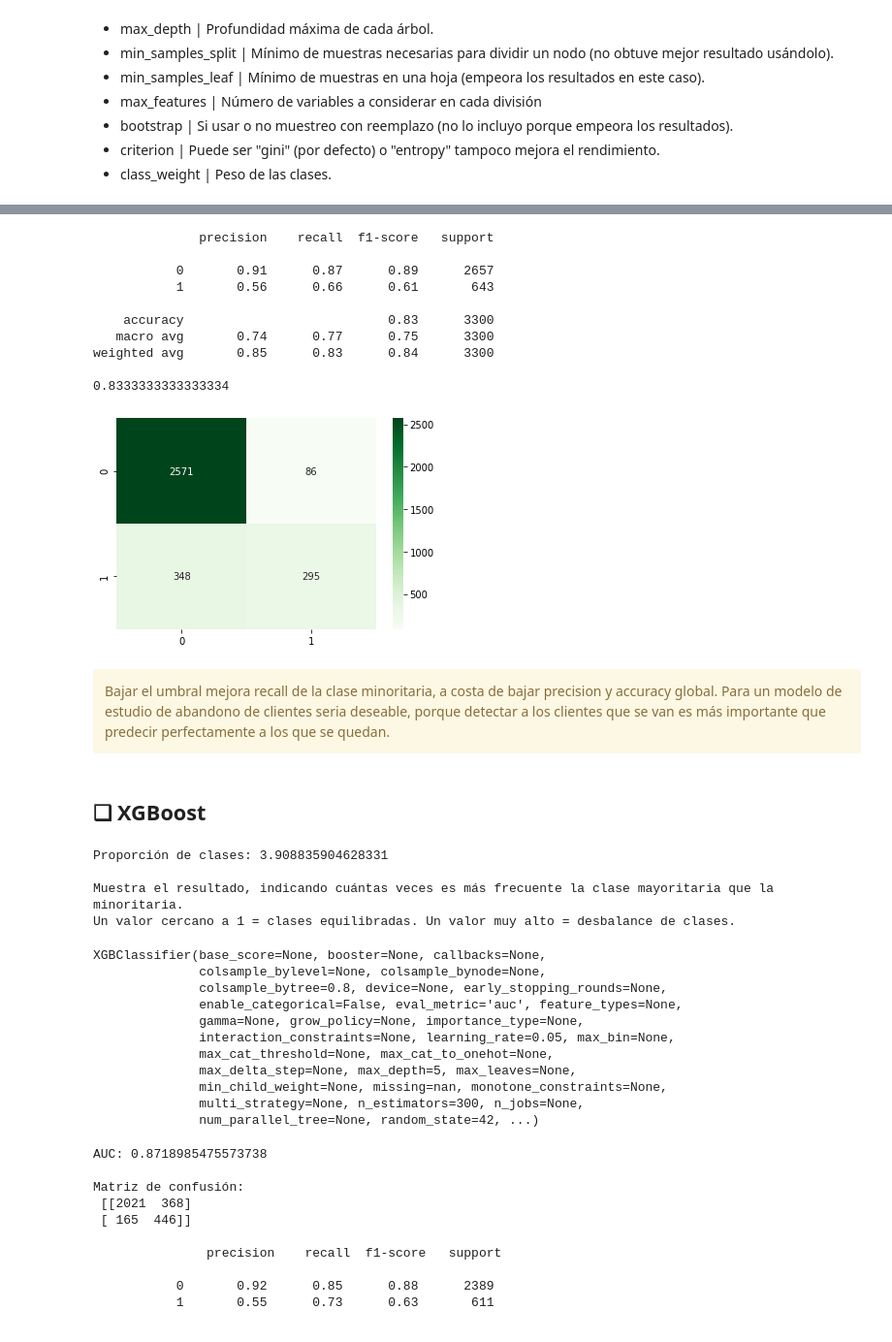
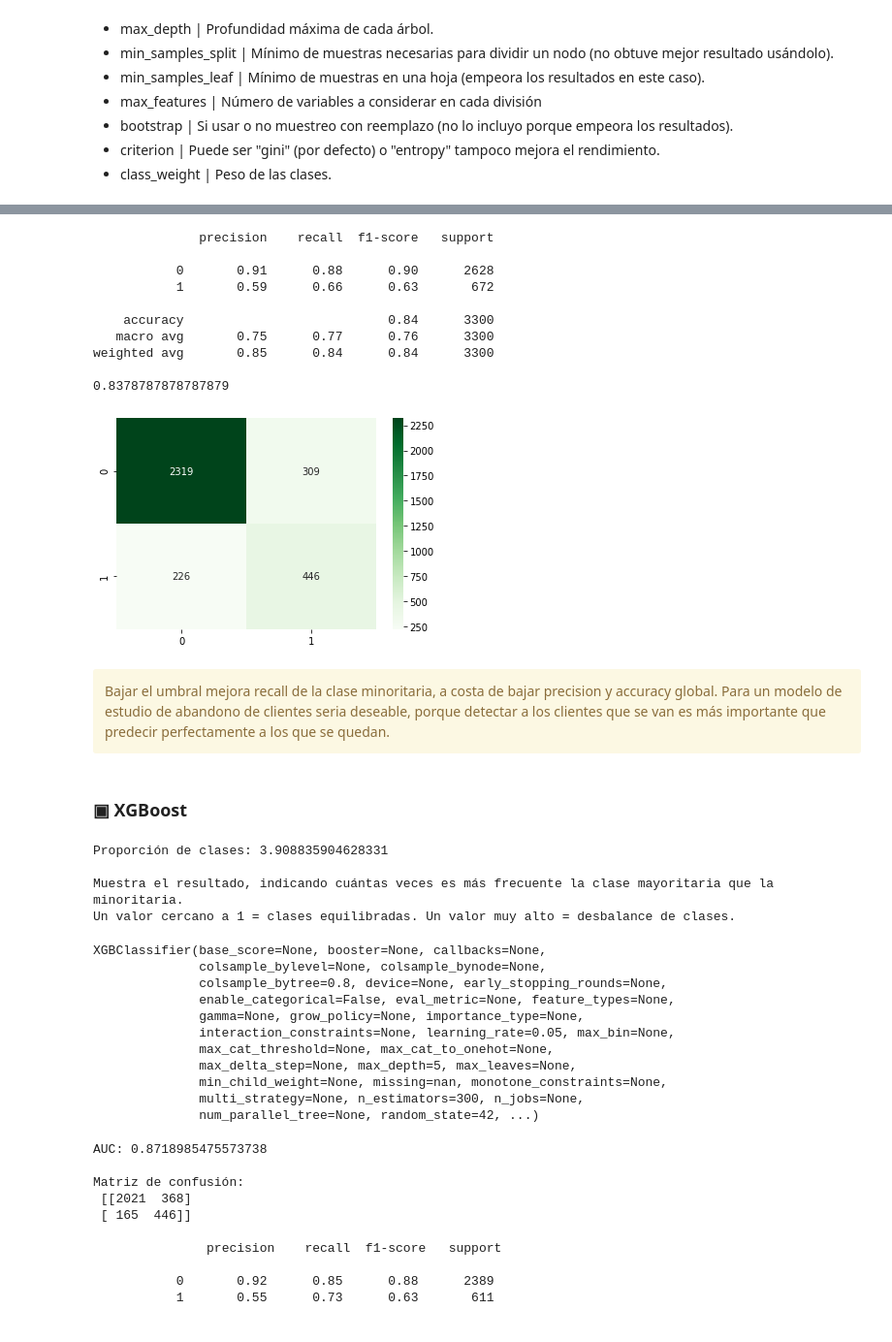
Before and after one commit to NestorDiazDataSC/Analisis_de_Datos, a Jupyter notebook: Abandono_clientes_bancarios/Abandonoclientesbancarios.ipynb, the cells around one changed output, grey strips where cells are left out. Shown at 97% size. Drawn from its saved outputs; the diff is of its cells as text; code cells hidden in the pictures.

```diff
--- a/Abandono_clientes_bancarios/Abandonoclientesbancarios.ipynb
+++ b/Abandono_clientes_bancarios/Abandonoclientesbancarios.ipynb
@@ -338,6 +444,4 @@ Listado de hiperparametros:
 - bootstrap | Si usar o no muestreo con reemplazo (no lo incluyo porque empeora los resultados).
 - criterion	| Puede ser "gini" (por defecto) o "entropy" tampoco mejora el rendimiento.
 - class_weight | Peso de las clases.
-# %%
-classifier=model.fit(X_train, y_train) #Construimos el modelo sobre los datos de entrenamiento
 # %%
@@ -377,28 +473,27 @@ y_prob = model.predict_proba(X_test)[:, 1]
 y_pred_adj = (y_prob >= 0.3).astype(int)
 # %%
 # Nueva matriz de confusion (que toma los valores de "Y_pred_adj" son las generadas arriba con umbral 0,3
-cm = confusion_matrix(y_test, predictions)
+cm = confusion_matrix(y_test, y_pred_adj)
 sns.heatmap(cm, annot=True, fmt='d', cmap='Greens')
 
-from sklearn.metrics import classification_report, confusion_matrix, accuracy_score
 print(classification_report(y_test,y_pred_adj))
 print(accuracy_score(y_test, y_pred_adj))
 # %% [output]
               precision    recall  f1-score   support
 
-           0       0.91      0.87      0.89      2657
-           1       0.56      0.66      0.61       643
+           0       0.91      0.88      0.90      2628
+           1       0.59      0.66      0.63       672
 
-    accuracy                           0.83      3300
-   macro avg       0.74      0.77      0.75      3300
-weighted avg       0.85      0.83      0.84      3300
+    accuracy                           0.84      3300
+   macro avg       0.75      0.77      0.76      3300
+weighted avg       0.85      0.84      0.84      3300
 
-0.8333333333333334
+0.8378787878787879
-[figure, old version]
+[figure, new version]
 # %% [markdown]
 <div class="alert alert-warning">Bajar el umbral mejora recall de la clase minoritaria, a costa de bajar precision y accuracy global. Para un modelo de estudio
 de abandono de clientes seria deseable, porque detectar a los clientes que se van es más importante que predecir perfectamente a los que se quedan.
 </div>
 # %% [markdown]
-## ❑ XGBoost
+### ▣ XGBoost
 # %%
@@ -432,15 +525,14 @@ xgb_model = XGBClassifier(
     subsample=0.8,
     colsample_bytree=0.8,
     scale_pos_weight=ratio,  # balanceo las clases
-    eval_metric="auc"
-)
+    )
 
 xgb_model.fit(X_train, y_train)
 # %% [output]
 XGBClassifier(base_score=None, booster=None, callbacks=None,
               colsample_bylevel=None, colsample_bynode=None,
               colsample_bytree=0.8, device=None, early_stopping_rounds=None,
-              enable_categorical=False, eval_metric='auc', feature_types=None,
+              enable_categorical=False, eval_metric=None, feature_types=None,
               gamma=None, grow_policy=None, importance_type=None,
               interaction_constraints=None, learning_rate=0.05, max_bin=None,
               max_cat_threshold=None, max_cat_to_onehot=None,
```
Also changed, not shown: parts of 38 cells of this notebook.
